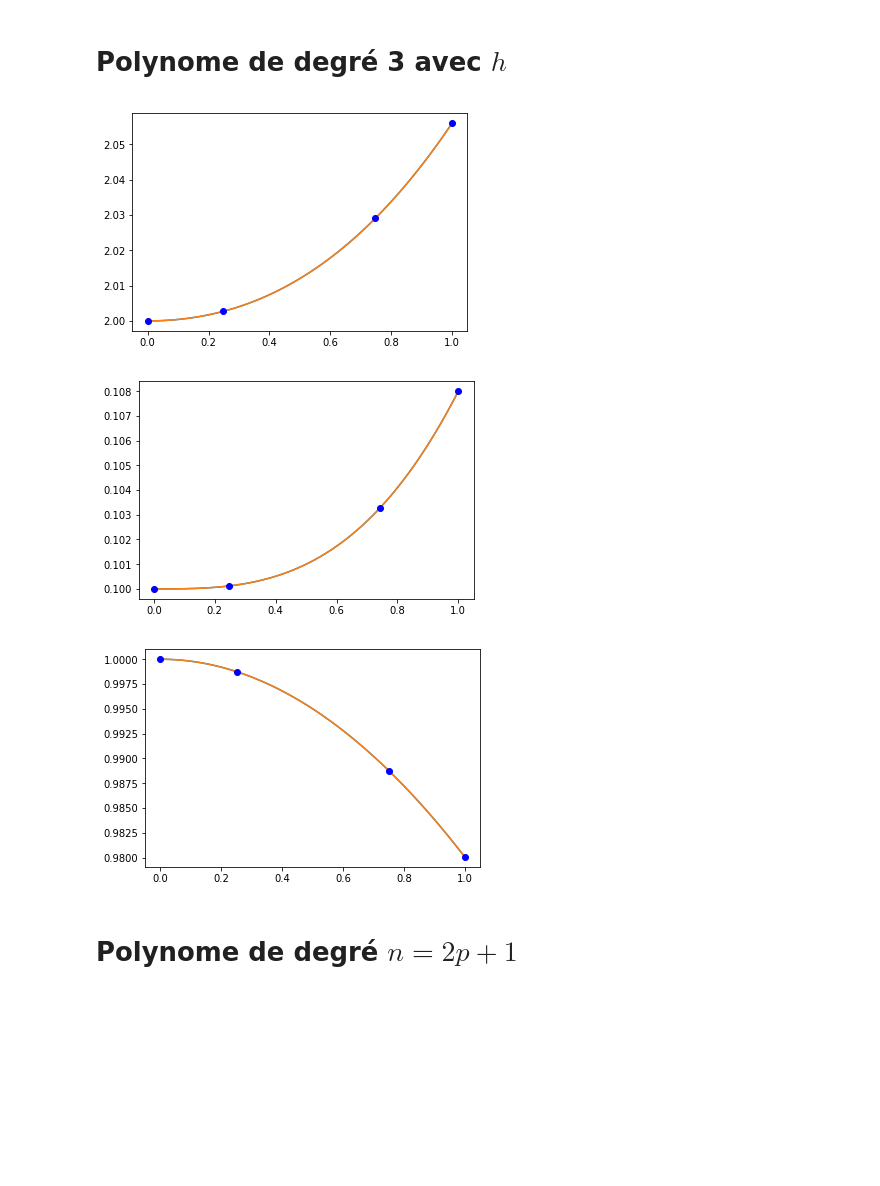
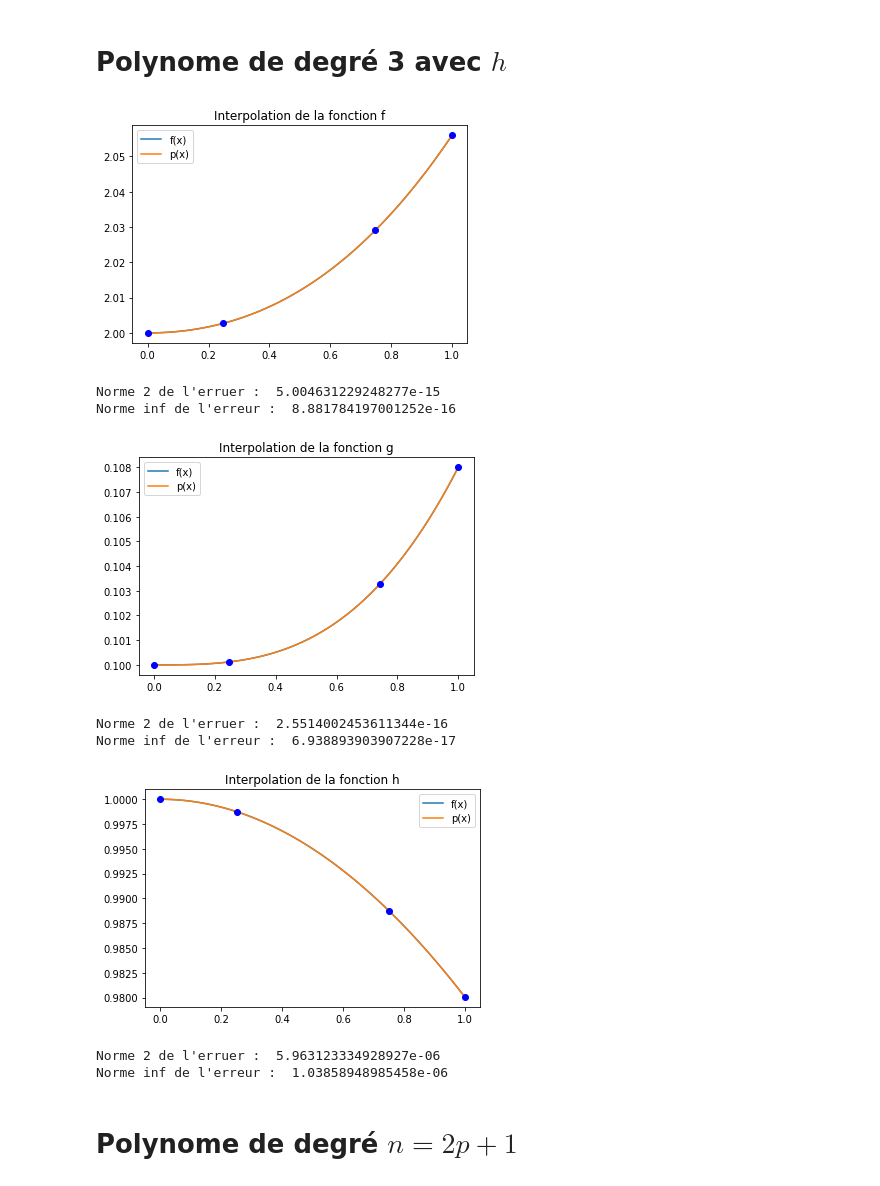
Before and after one commit to gerier/GestionDeProjet4A, a Jupyter notebook: Projet.ipynb, the cells around one changed output. Cells and saved outputs as stored; diff of their text form; code cells hidden in the pictures; blank space fills up the shorter version.

```diff
--- a/Projet.ipynb
+++ b/Projet.ipynb
@@ -89,10 +105,12 @@ def approx_p3(x,f):
 def test_approx3(f):
     x = np.linspace(0,1,101)
     px, interp = approx_p3(x,f)
-    plt.plot(x,f(x))
-    plt.plot(x,px)
+    fx = f(x)
+    plt.plot(x,fx,label='f(x)')
+    plt.plot(x,px,label='p3(x)')
     plt.plot(interp, f(interp),'ob')
+    plt.legend()
+    name = str(f).split(' ')
+    plt.title("Interpolation de la fonction "+name[1])
     plt.show()
+    return px,fx
-# %%
-for fonctions in fonctions_test :
-    test_approx3(fonctions)
@@ -102,0 +117,5 @@ for fonctions in fonctions_test :
+# %%
+for fonctions in fonctions_test :
+    px,fx = test_approx3(fonctions)
+    print("Norme 2 de l'erruer : ",npl.norm(fx-px))
+    print("Norme inf de l'erreur : ",npl.norm(fx-px,np.inf))
@@ -146,18 +178,31 @@ def approx_p3h(x,f,h):
 def test_approx3h(f,h):
     x = np.linspace(0,1,101)
     px, interp = approx_p3h(x,f,h)
-    plt.plot(x,f(x,h))
-    plt.plot(x,px)
+    fx = f(x,h)
+    plt.plot(x,fx,label='f(x)')
+    plt.plot(x,px,label='p(x)')
     plt.plot(interp, f(interp,h),'ob')
+    plt.legend()
+    name = str(f).split(' ')
+    plt.title("Interpolation de la fonction "+name[1])
     plt.show()
+    return px,fx
 # %%
 h = 0.2
 for fonctions in fonctions_test :
-    test_approx3h(fonctions,h)
+    px,fx = test_approx3h(fonctions,h)
+    print("Norme 2 de l'erruer : ",npl.norm(fx-px))
+    print("Norme inf de l'erreur : ",npl.norm(fx-px,np.inf))
 # %% [output]
-[figure, old version]
+[figure, new version]
+Norme 2 de l'erruer :  5.004631229248277e-15
+Norme inf de l'erreur :  8.881784197001252e-16
-[figure, old version]
+[figure, new version]
+Norme 2 de l'erruer :  2.5514002453611344e-16
+Norme inf de l'erreur :  6.938893903907228e-17
-[figure, old version]
+[figure, new version]
+Norme 2 de l'erruer :  5.963123334928927e-06
+Norme inf de l'erreur :  1.03858948985458e-06
 # %% [markdown]
 # Polynome de degré $n = 2p + 1$
 # %% [markdown]
```
Also changed, not shown: parts of 22 cells of this notebook.
